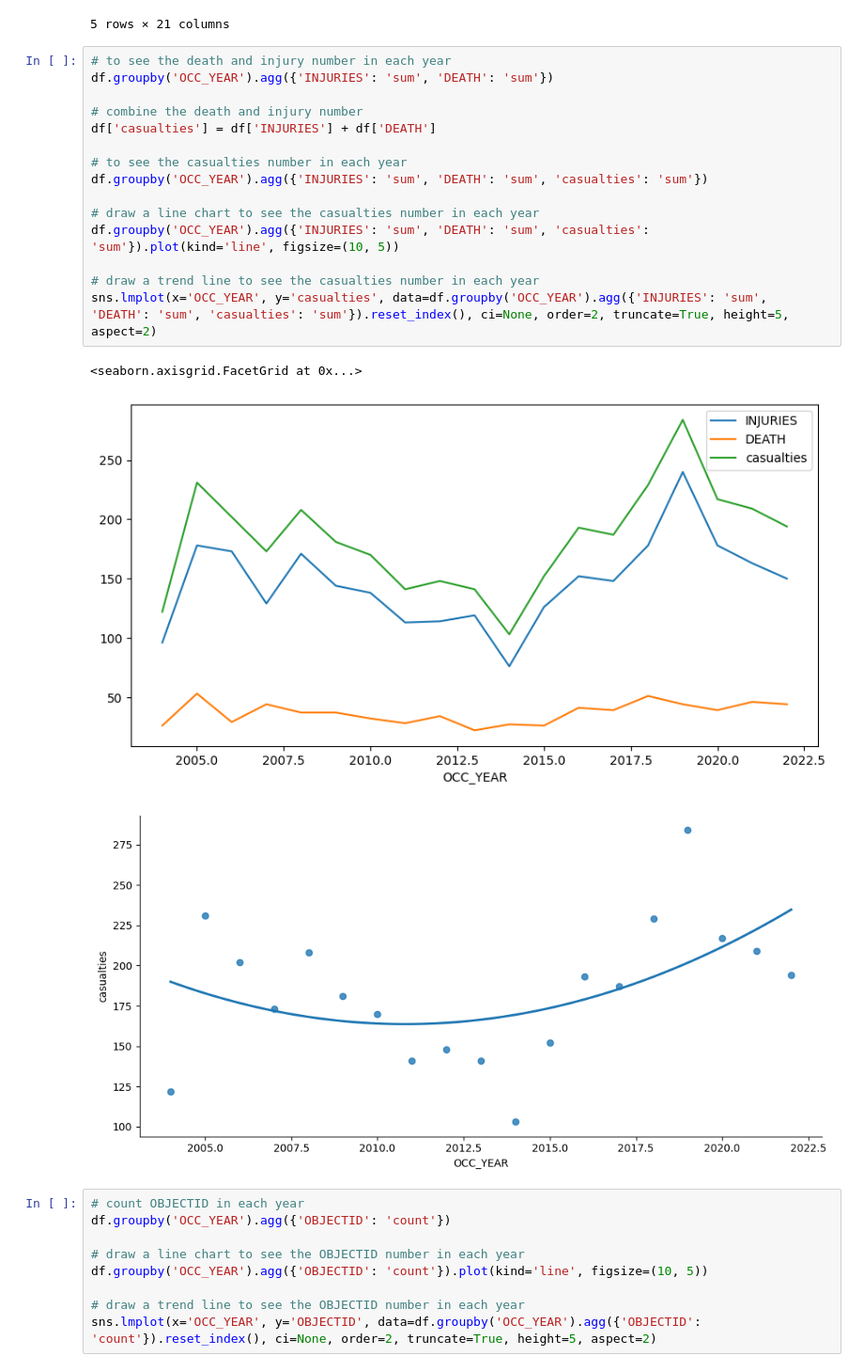
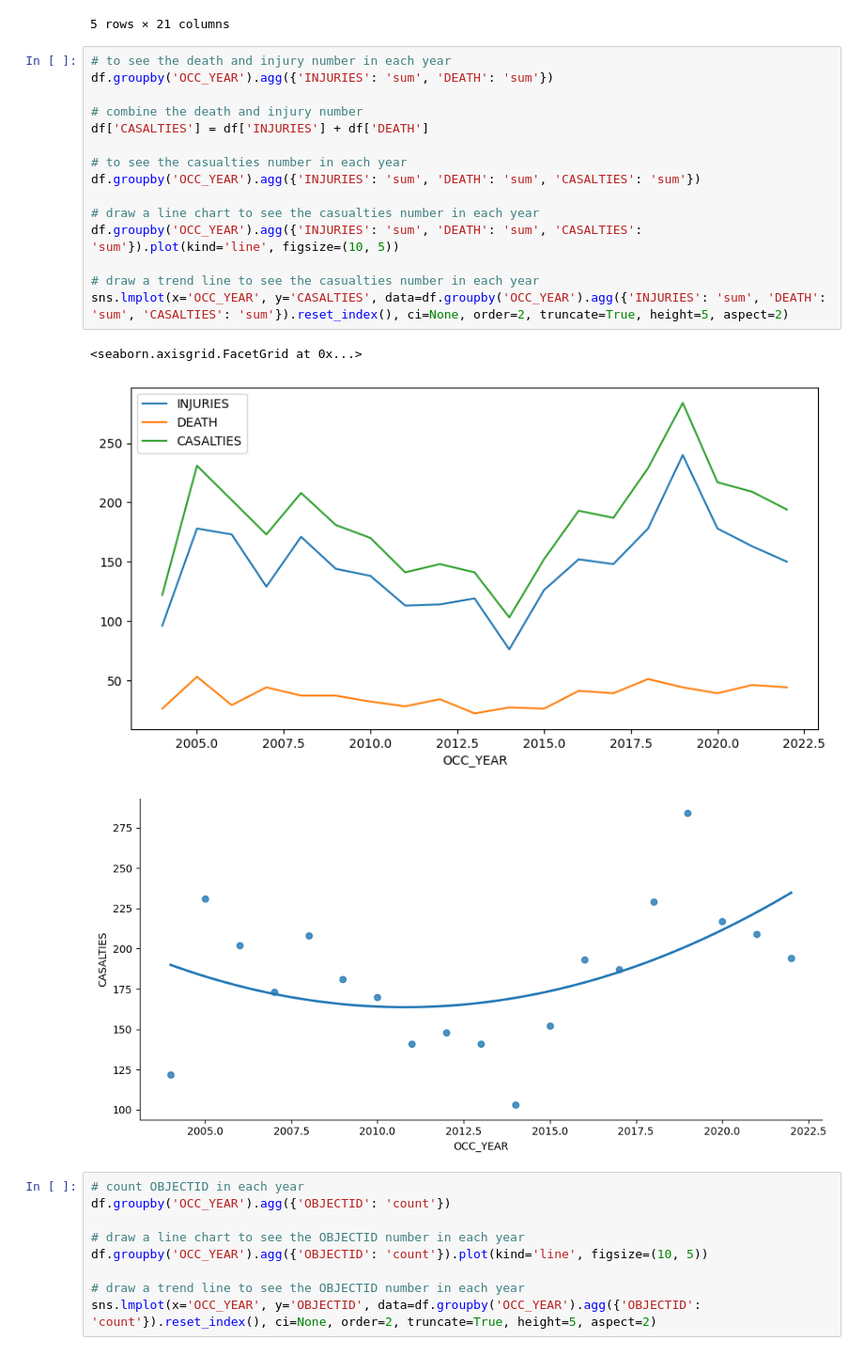
Before and after one commit to hwong019/data_py, a Jupyter notebook: 0603_toronto police data.ipynb, the cells around one changed output. Shown at 94% size. Saved outputs shown, nothing was run; the diff lists cells and outputs as text.

```diff
--- a/0603_toronto police data.ipynb
+++ b/0603_toronto police data.ipynb
@@ -21,21 +21,21 @@ df.head()
 # %%
 # to see the death and injury number in each year
 df.groupby('OCC_YEAR').agg({'INJURIES': 'sum', 'DEATH': 'sum'})
 
 # combine the death and injury number
-df['casualties'] = df['INJURIES'] + df['DEATH']
+df['CASALTIES'] = df['INJURIES'] + df['DEATH']
 
 # to see the casualties number in each year
-df.groupby('OCC_YEAR').agg({'INJURIES': 'sum', 'DEATH': 'sum', 'casualties': 'sum'})
+df.groupby('OCC_YEAR').agg({'INJURIES': 'sum', 'DEATH': 'sum', 'CASALTIES': 'sum'})
 
 # draw a line chart to see the casualties number in each year
-df.groupby('OCC_YEAR').agg({'INJURIES': 'sum', 'DEATH': 'sum', 'casualties': 'sum'}).plot(kind='line', figsize=(10, 5))
+df.groupby('OCC_YEAR').agg({'INJURIES': 'sum', 'DEATH': 'sum', 'CASALTIES': 'sum'}).plot(kind='line', figsize=(10, 5))
 
 # draw a trend line to see the casualties number in each year
-sns.lmplot(x='OCC_YEAR', y='casualties', data=df.groupby('OCC_YEAR').agg({'INJURIES': 'sum', 'DEATH': 'sum', 'casualties': 'sum'}).reset_index(), ci=None, order=2, truncate=True, height=5, aspect=2)
+sns.lmplot(x='OCC_YEAR', y='CASALTIES', data=df.groupby('OCC_YEAR').agg({'INJURIES': 'sum', 'DEATH': 'sum', 'CASALTIES': 'sum'}).reset_index(), ci=None, order=2, truncate=True, height=5, aspect=2)
 # %% [output]
 <seaborn.axisgrid.FacetGrid at 0x...>
-[figure, old version]
+[figure, new version]
 [figure]
 # %%
 # count OBJECTID in each year
```
